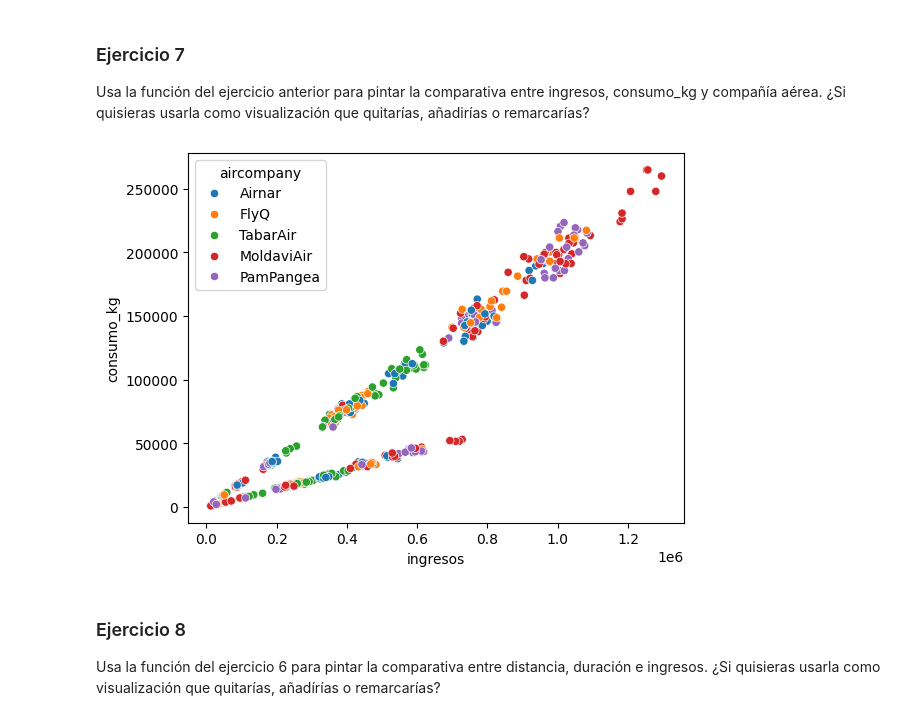
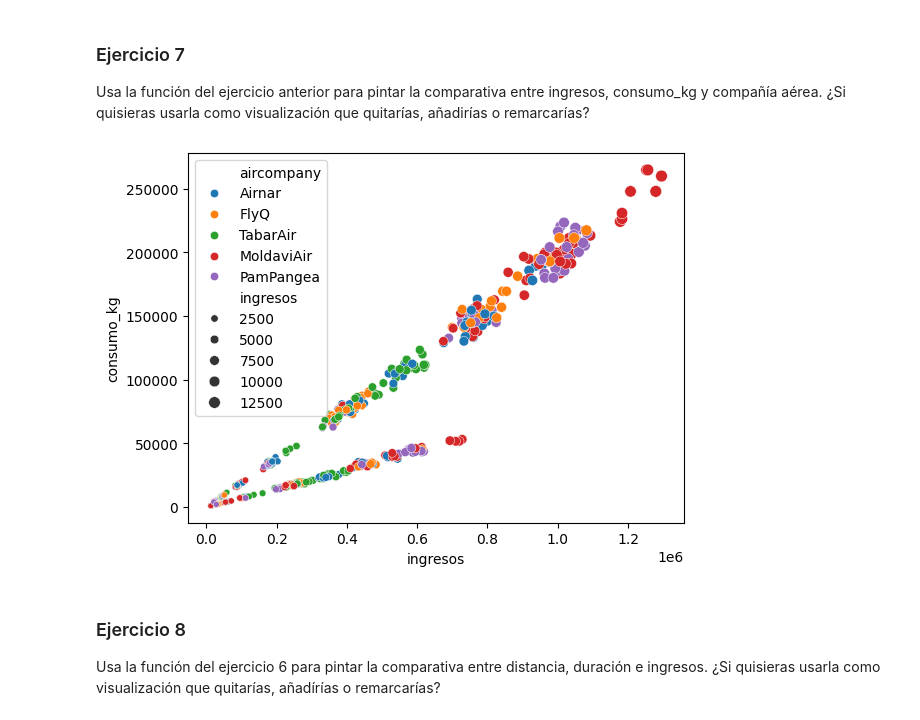
Before and after one commit to Borzase/ONLINE_DS_THEBRIDGE_BORZASE, a Jupyter notebook: 03_Analisis_de_Datos/Sprint_08/Unidad_02_Herramientas_Avanzadas_Presentaciones/Ejercicios_Workout/11_Ejercicios_Visualizacion_Multivariante.ipynb, the cells around one changed output. Saved outputs shown, nothing was run; the diff lists cells and outputs as text; code cells hidden in the pictures.

```diff
--- a/03_Analisis_de_Datos/Sprint_08/Unidad_02_Herramientas_Avanzadas_Presentaciones/Ejercicios_Workout/11_Ejercicios_Visualizacion_Multivariante.ipynb
+++ b/03_Analisis_de_Datos/Sprint_08/Unidad_02_Herramientas_Avanzadas_Presentaciones/Ejercicios_Workout/11_Ejercicios_Visualizacion_Multivariante.ipynb
@@ -120,16 +120,16 @@ La función debe pintar el diagrama de dispersión de la columna numérica 1, en
 
 Si no se diera una columna categórica como argumento, el color no debe pasarse como parámetro a la función de Seaborn que uses. [Nota: como en todos los ejercicios anteriores, debes usar Seaborn para pintar]
 # %%
-def tercera(dataframe, columna_numerica_1, columna_numerica_2, columna_categorica = None, tamaño = int):
-    sns.scatterplot(x = columna_numerica_1, y = columna_numerica_2, sizes= tamaño, data = dataframe, hue = columna_categorica)
+def tercera(dataframe, columna_numerica_1, columna_numerica_2, columna_tamaño, columna_categorica = None):
+    sns.scatterplot(x = columna_numerica_1, y = columna_numerica_2, size = dataframe[columna_tamaño]/100, data = dataframe, hue = columna_categorica)
 # %% [markdown]
 ### Ejercicio 7
 
 Usa la función del ejercicio anterior para pintar la comparativa entre ingresos, consumo_kg y compañía aérea. ¿Si quisieras usarla como visualización que quitarías, añadirías o remarcarías?
 # %%
-tercera(df_viajes, "ingresos", "consumo_kg", "aircompany", 10)
+tercera(df_viajes, "ingresos", "consumo_kg","ingresos" ,"aircompany")
 # %% [output]
-[figure, old version]
+[figure, new version]
 # %% [markdown]
 ### Ejercicio 8
 
```
Also changed, not shown: 12 other files.
